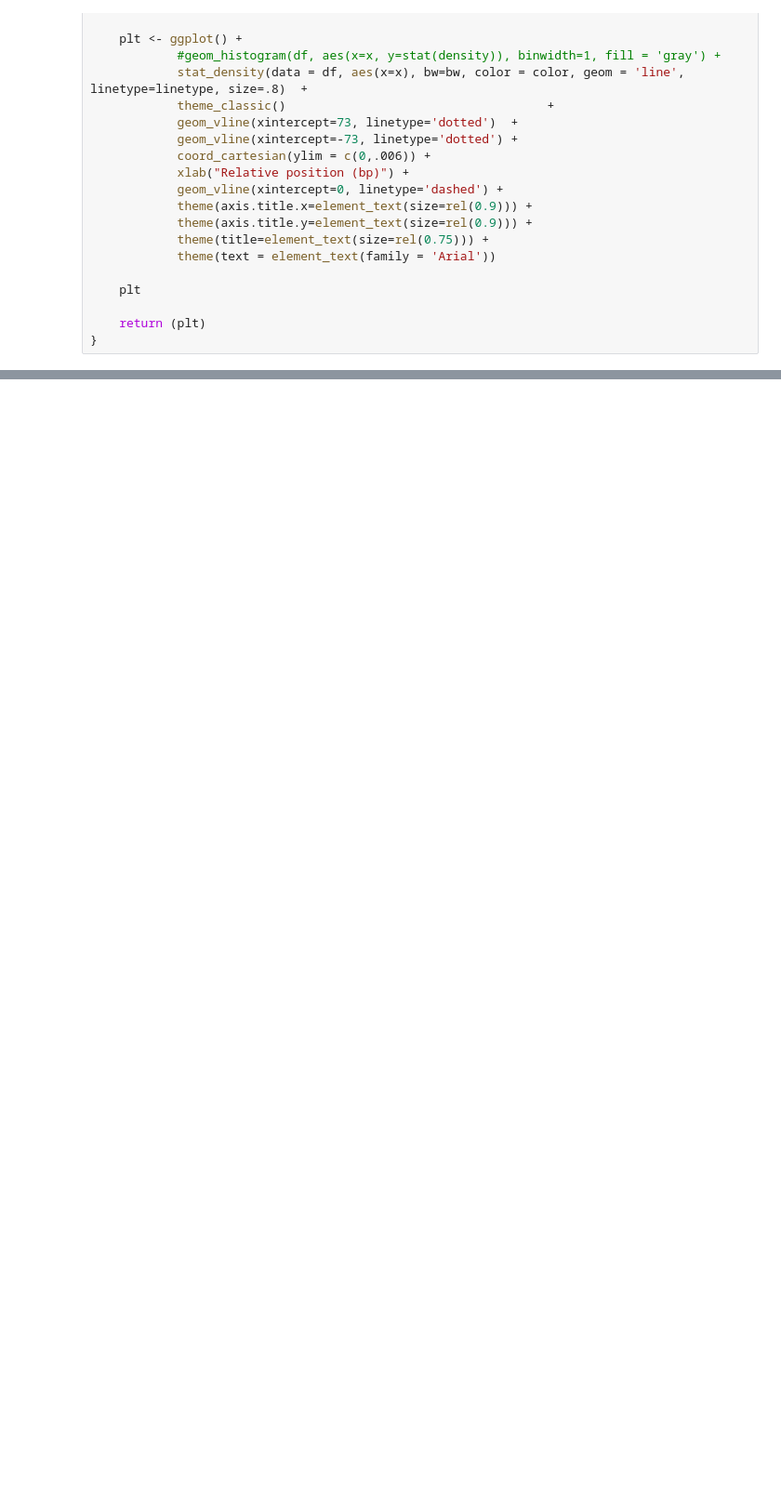
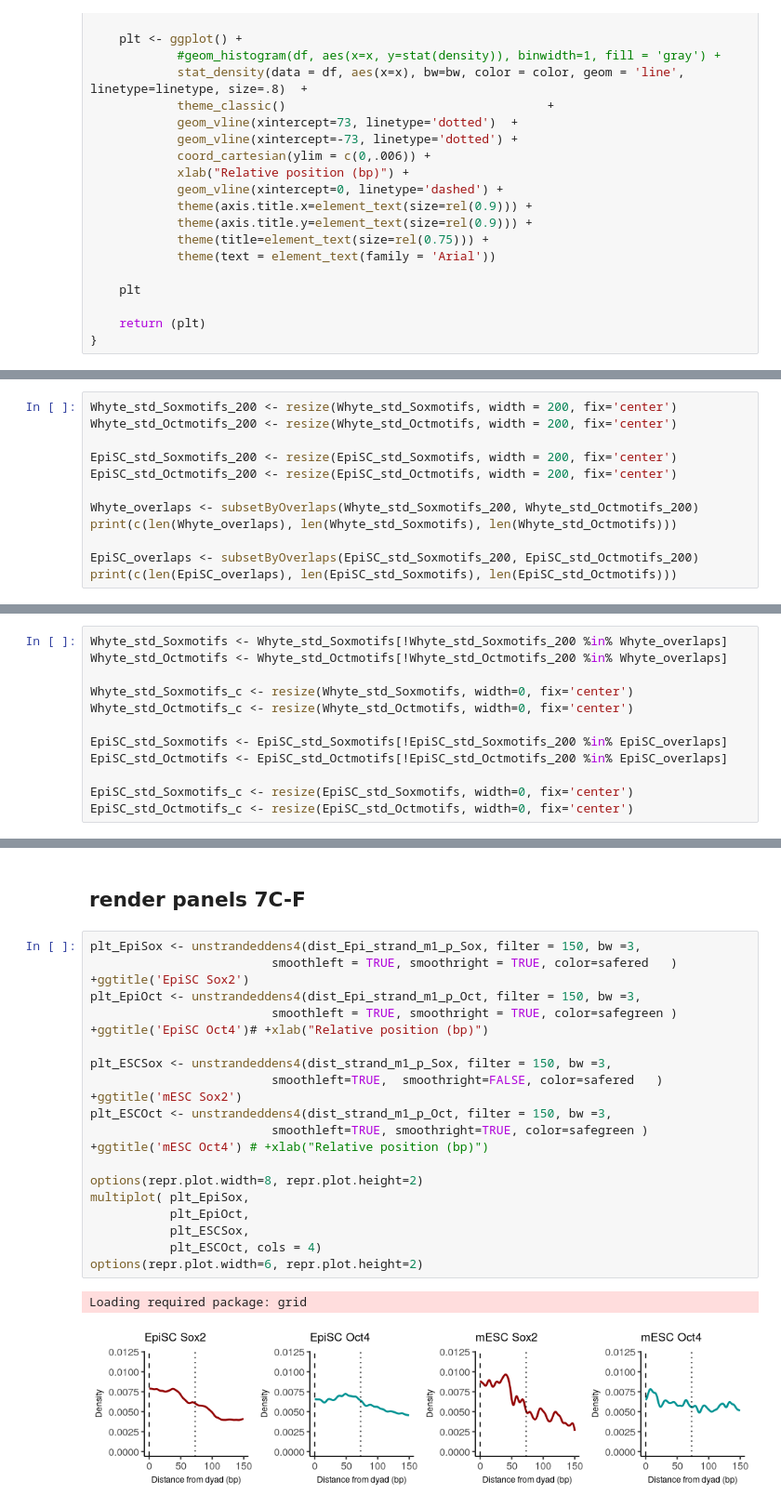
Before and after one commit to LiZhaoLab/Oct4Sox2_nuclpos, a Jupyter notebook: ipynb/bioc-mouse-genomic-analysis_public.ipynb, the cells around one changed output, grey strips where cells are left out. Shown at 93% size. Cells and saved outputs as stored; diff of their text form; blank space fills up the shorter version.

```diff
--- a/ipynb/bioc-mouse-genomic-analysis_public.ipynb
+++ b/ipynb/bioc-mouse-genomic-analysis_public.ipynb
@@ -716,0 +670,12 @@ alternative hypothesis: two-sided
+# %%
+Whyte_std_Soxmotifs_200 <- resize(Whyte_std_Soxmotifs, width = 200, fix='center')
+Whyte_std_Octmotifs_200 <- resize(Whyte_std_Octmotifs, width = 200, fix='center')
+
+EpiSC_std_Soxmotifs_200 <- resize(EpiSC_std_Soxmotifs, width = 200, fix='center')
+EpiSC_std_Octmotifs_200 <- resize(EpiSC_std_Octmotifs, width = 200, fix='center')
+
+Whyte_overlaps <- subsetByOverlaps(Whyte_std_Soxmotifs_200, Whyte_std_Octmotifs_200)
+print(c(len(Whyte_overlaps), len(Whyte_std_Soxmotifs), len(Whyte_std_Octmotifs)))
+
+EpiSC_overlaps <- subsetByOverlaps(EpiSC_std_Soxmotifs_200, EpiSC_std_Octmotifs_200)
+print(c(len(EpiSC_overlaps), len(EpiSC_std_Soxmotifs), len(EpiSC_std_Octmotifs)))
@@ -716,0 +685,12 @@ alternative hypothesis: two-sided
+# %%
+Whyte_std_Soxmotifs <- Whyte_std_Soxmotifs[!Whyte_std_Soxmotifs_200 %in% Whyte_overlaps]
+Whyte_std_Octmotifs <- Whyte_std_Octmotifs[!Whyte_std_Octmotifs_200 %in% Whyte_overlaps]
+
+Whyte_std_Soxmotifs_c <- resize(Whyte_std_Soxmotifs, width=0, fix='center')
+Whyte_std_Octmotifs_c <- resize(Whyte_std_Octmotifs, width=0, fix='center')
+
+EpiSC_std_Soxmotifs <- EpiSC_std_Soxmotifs[!EpiSC_std_Soxmotifs_200 %in% EpiSC_overlaps]
+EpiSC_std_Octmotifs <- EpiSC_std_Octmotifs[!EpiSC_std_Octmotifs_200 %in% EpiSC_overlaps]
+
+EpiSC_std_Soxmotifs_c <- resize(EpiSC_std_Soxmotifs, width=0, fix='center')
+EpiSC_std_Octmotifs_c <- resize(EpiSC_std_Octmotifs, width=0, fix='center')
@@ -716,0 +709,22 @@ alternative hypothesis: two-sided
+# %% [markdown]
+## render panels 7C-F
+# %%
+plt_EpiSox <- unstrandeddens4(dist_Epi_strand_m1_p_Sox, filter = 150, bw =3,
+                         smoothleft = TRUE, smoothright = TRUE, color=safered   ) +ggtitle('EpiSC Sox2')
+plt_EpiOct <- unstrandeddens4(dist_Epi_strand_m1_p_Oct, filter = 150, bw =3,
+                         smoothleft = TRUE, smoothright = TRUE, color=safegreen ) +ggtitle('EpiSC Oct4')# +xlab("Relative position (bp)")
+
+plt_ESCSox <- unstrandeddens4(dist_strand_m1_p_Sox, filter = 150, bw =3,
+                         smoothleft=TRUE,  smoothright=FALSE, color=safered   ) +ggtitle('mESC Sox2')
+plt_ESCOct <- unstrandeddens4(dist_strand_m1_p_Oct, filter = 150, bw =3,
+                         smoothleft=TRUE, smoothright=TRUE, color=safegreen ) +ggtitle('mESC Oct4') # +xlab("Relative position (bp)")
+
+options(repr.plot.width=8, repr.plot.height=2)
+multiplot( plt_EpiSox,
+           plt_EpiOct,
+           plt_ESCSox,
+           plt_ESCOct, cols = 4)
+options(repr.plot.width=6, repr.plot.height=2)
+# %% [output]
+Loading required package: grid
+[figure, added]
```
Also changed, not shown: parts of 52 cells of this notebook, 5 other files.
